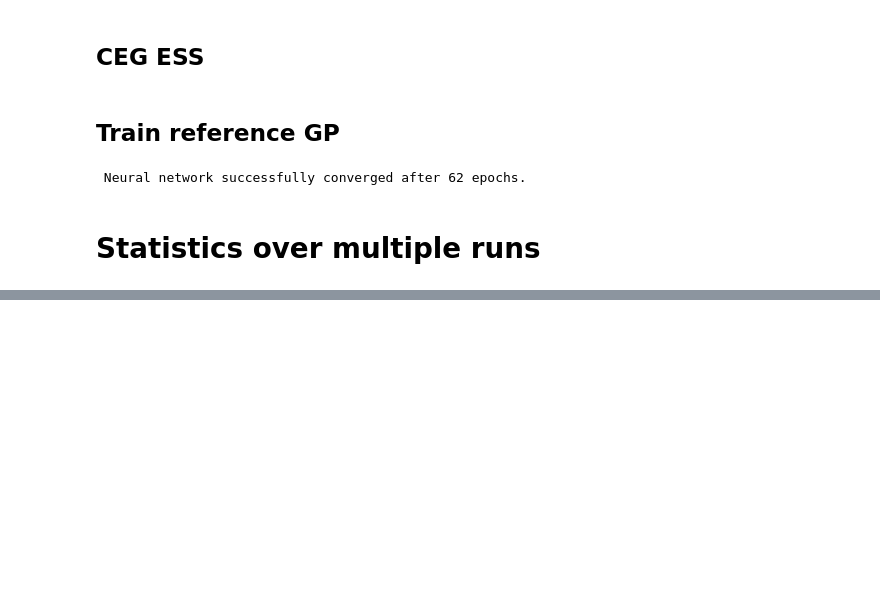
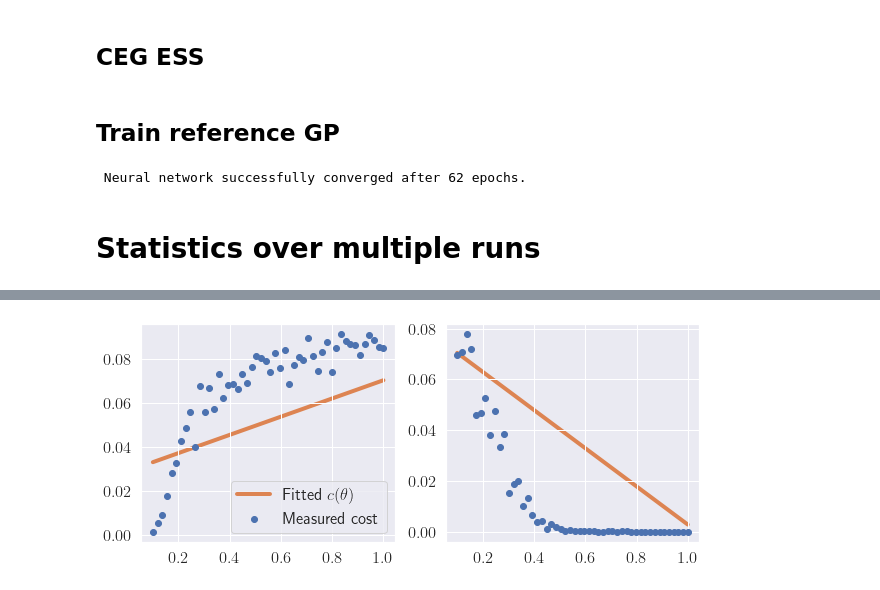
Before and after one commit to huangdaolang/cost-aware-sbi, a Jupyter notebook: TempSIR.ipynb, the cells around one changed output, grey strips where cells are left out. Drawn from its saved outputs; the diff is of its cells as text; code cells hidden in the pictures; blank space fills up the shorter version.

```diff
--- a/TempSIR.ipynb
+++ b/TempSIR.ipynb
@@ -405,0 +754,25 @@ get_results('mixture', 50)
+# %%
+from sklearn.linear_model import LinearRegression
+
+model = LinearRegression()
+model.fit(X, times_train)
+
+a_1, a_2 = model.coef_
+b = model.intercept_
+
+# np.save("data/temp_sir_linear_a1.npy", a_1)
+# np.save("data/temp_sir_linear_a2.npy", a_2)
+# np.save("data/temp_sir_linear_b.npy", b)
+# %%
+plt.figure(figsize=[10,4])
+plt.subplot(1,2,1)
+plt.plot(beta, a_1 * beta + a_2 * 0.1 + b, label="Fitted $c(\\theta)$", color="C1", linewidth=4, zorder=0)
+plt.scatter(beta, times_vs_beta, label="Measured cost")
+plt.legend()
+
+plt.subplot(1,2,2)
+plt.plot(gamma, a_1 * 1 + a_2 * gamma + b, label="Fitted $c(\\theta)$", color="C1", linewidth=4, zorder=0)
+plt.scatter(gamma, times_vs_gamma, label="Measured cost")
+plt.show()
+# %% [output]
+[figure, added]
```
Also changed, not shown: parts of 52 cells of this notebook, 3 other files.
